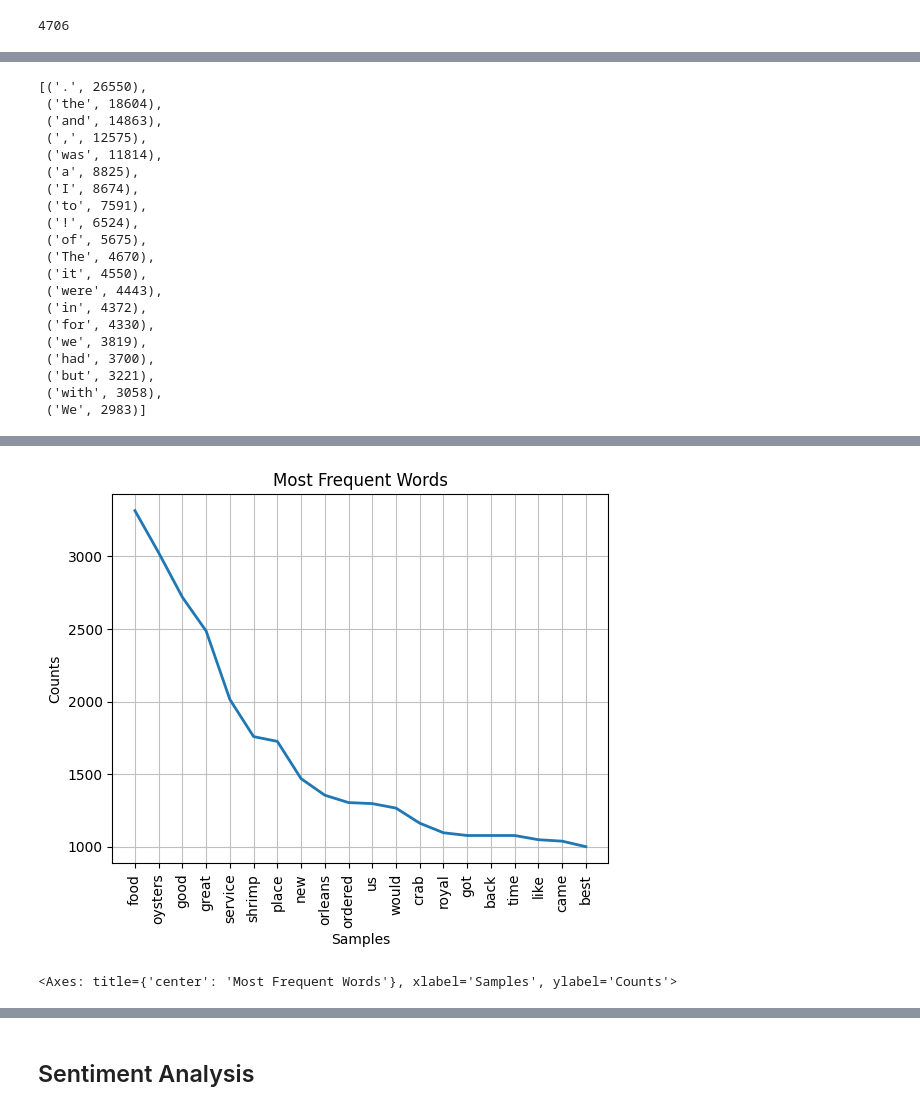
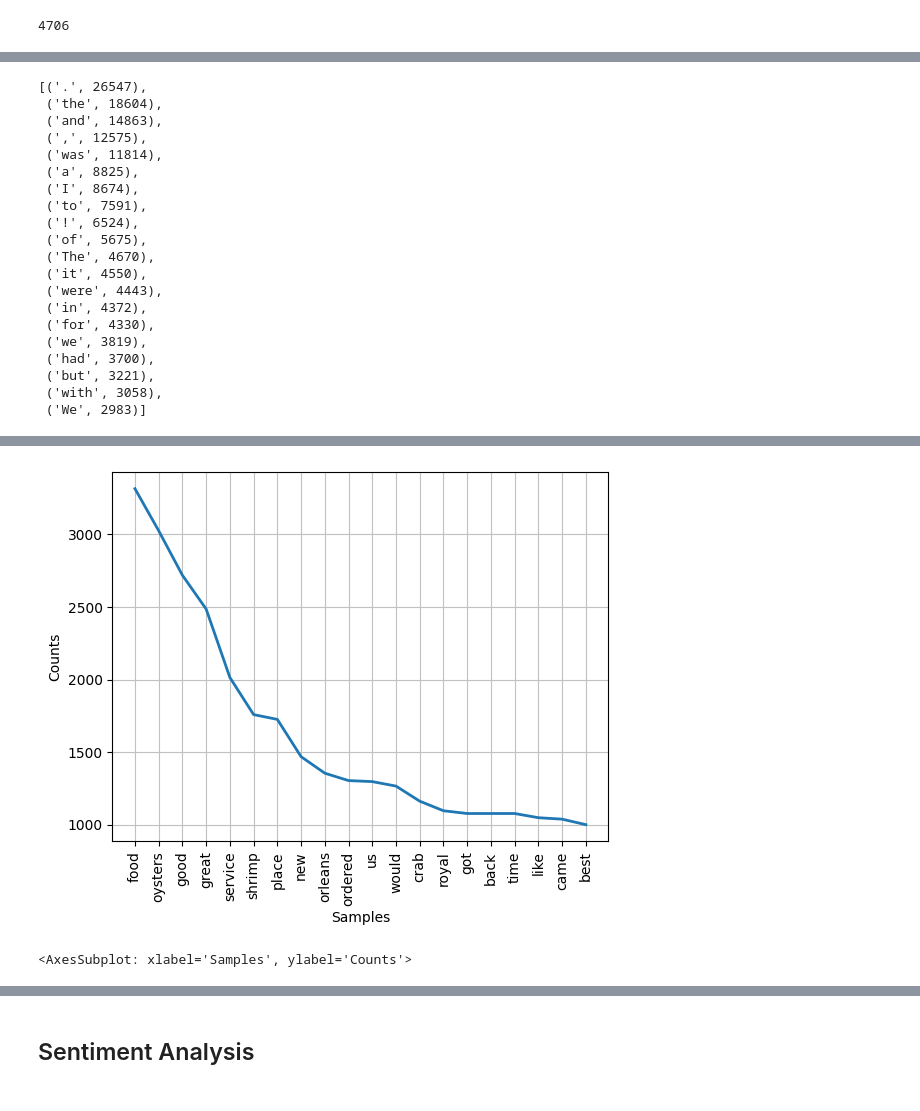
Before and after one commit to ljtaylor99/AAI-510-Final-Project, a Jupyter notebook: AAI510_Final.ipynb, the cells around one changed output, grey strips where cells are left out. Saved outputs shown, nothing was run; the diff lists cells and outputs as text; code cells hidden in the pictures.

```diff
--- a/AAI510_Final.ipynb
+++ b/AAI510_Final.ipynb
@@ -45,6 +31,10 @@ Mounted at /content/drive
 # Click on Mount Drive to connect to Google Drive
 # Navigate to json file from dataset and replace file path
 df = pd.read_json('/content/drive/MyDrive/Copy of yelp_academic_dataset_review.json',nrows = 2000000,lines=True)
+
+# This line to run local
+df = pd.read_json('../yelp_dataset/yelp_academic_dataset_review.json',nrows = 2000000,lines=True)
+
 df.head(5)
 # %% [output]
 |  | review_id | user_id | business_id | stars | useful | funny | cool | text | date |
@@ -191,7 +178,7 @@ word_freq = FreqDist(words1)
 # Print 20 most common words
 word_freq.most_common(20)
 # %% [output]
-[('.', 26550),
+[('.', 26547),
  ('the', 18604),
  ('and', 14863),
  (',', 12575),
@@ -253,11 +240,10 @@ word_freq.most_common(20)
  ('best', 999)]
 # %%
 # Plot word frequency
-plt.title('Most Frequent Words')
 word_freq.plot(20)
 # %% [output]
-[figure, old version]
+[figure, new version]
-<Axes: title={'center': 'Most Frequent Words'}, xlabel='Samples', ylabel='Counts'>
+<AxesSubplot: xlabel='Samples', ylabel='Counts'>
 # %%
 # See contexts in which common words appear
 from nltk.text import Text
```
Also changed, not shown: parts of 21 cells of this notebook.
